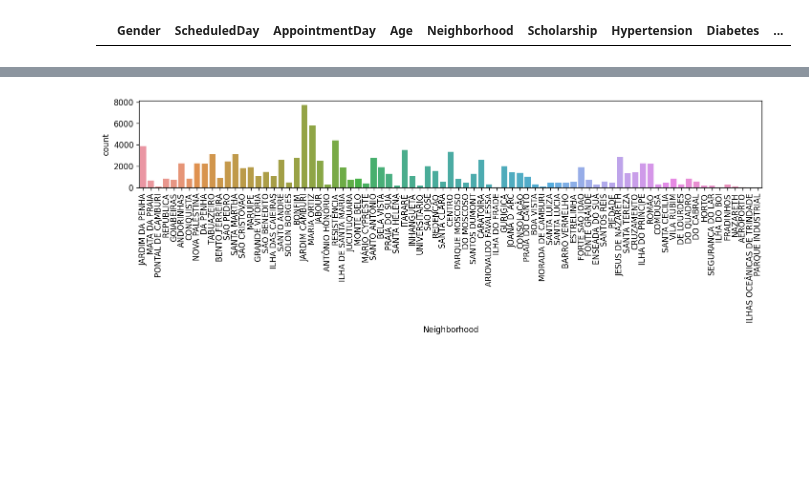
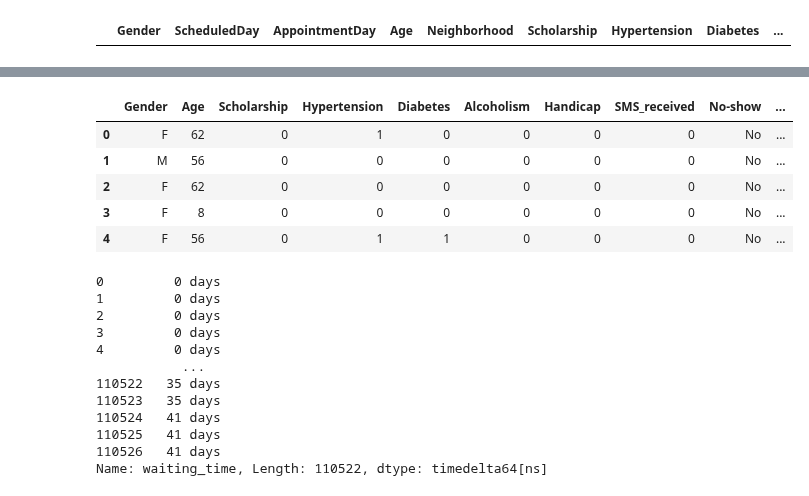
Before and after one commit to TaeMD/ML-projects, a Jupyter notebook: Doctors appointment.ipynb, the cells around one changed output, grey strips where cells are left out. Cells and saved outputs as stored; diff of their text form; code cells hidden in the pictures; blank space fills up the shorter version.

```diff
--- a/Doctors appointment.ipynb
+++ b/Doctors appointment.ipynb
@@ -50,7 +50,7 @@ Index(['PatientId', 'AppointmentID', 'Gender', 'ScheduledDay',
 # %%
 df = df_total.drop(['PatientId', 'AppointmentID'], axis = 1)
 # %%
-df= df.rename(columns={'Neighbourhood':'Neighborhood',  'Hipertension':'Hypertension', 'Handcap':'Handycap'})
+df= df.rename(columns={'Neighbourhood':'Neighborhood',  'Hipertension':'Hypertension', 'Handcap':'Handicap'})
 # %% [markdown]
 Time Series Analisys
 # %%
@@ -286,6 +255,0 @@ plt.xticks(rotation=90);
-# %%
-plt.figure(figsize=(14,2), dpi=120)
-sns.countplot(data=df, x='Neighborhood')
-plt.xticks(rotation=90);
-# %% [output]
-[figure, removed]
@@ -293,0 +256,29 @@ plt.xticks(rotation=90);
+# %%
+df.drop(['ScheduledDay', 'AppointmentDay', 'Neighborhood',
+       'AppointmentDate', 'ScheduledDateofMonth',
+       'ScheduledMonth', 'ScheduledHour', 'ScheduledWeekday', 'ScheduledDate'
+       ], axis=1, inplace=True)
+# %%
+df.head()
+# %% [output]
+|  | Gender | Age | Scholarship | Hypertension | Diabetes | Alcoholism | Handicap | SMS_received | No-show | ... |
+| 0 | F | 62 | 0 | 1 | 0 | 0 | 0 | 0 | No | ... |
+| 1 | M | 56 | 0 | 0 | 0 | 0 | 0 | 0 | No | ... |
+| 2 | F | 62 | 0 | 0 | 0 | 0 | 0 | 0 | No | ... |
+| 3 | F | 8 | 0 | 0 | 0 | 0 | 0 | 0 | No | ... |
+| 4 | F | 56 | 0 | 1 | 1 | 0 | 0 | 0 | No | ... |
+# %%
+df['waiting_time']
+# %% [output]
+0         0 days
+1         0 days
+2         0 days
+3         0 days
+4         0 days
+           ...
+110522   35 days
+110523   35 days
+110524   41 days
+110525   41 days
+110526   41 days
+Name: waiting_time, Length: 110522, dtype: timedelta64[ns]
```
Also changed, not shown: parts of 33 cells of this notebook.
